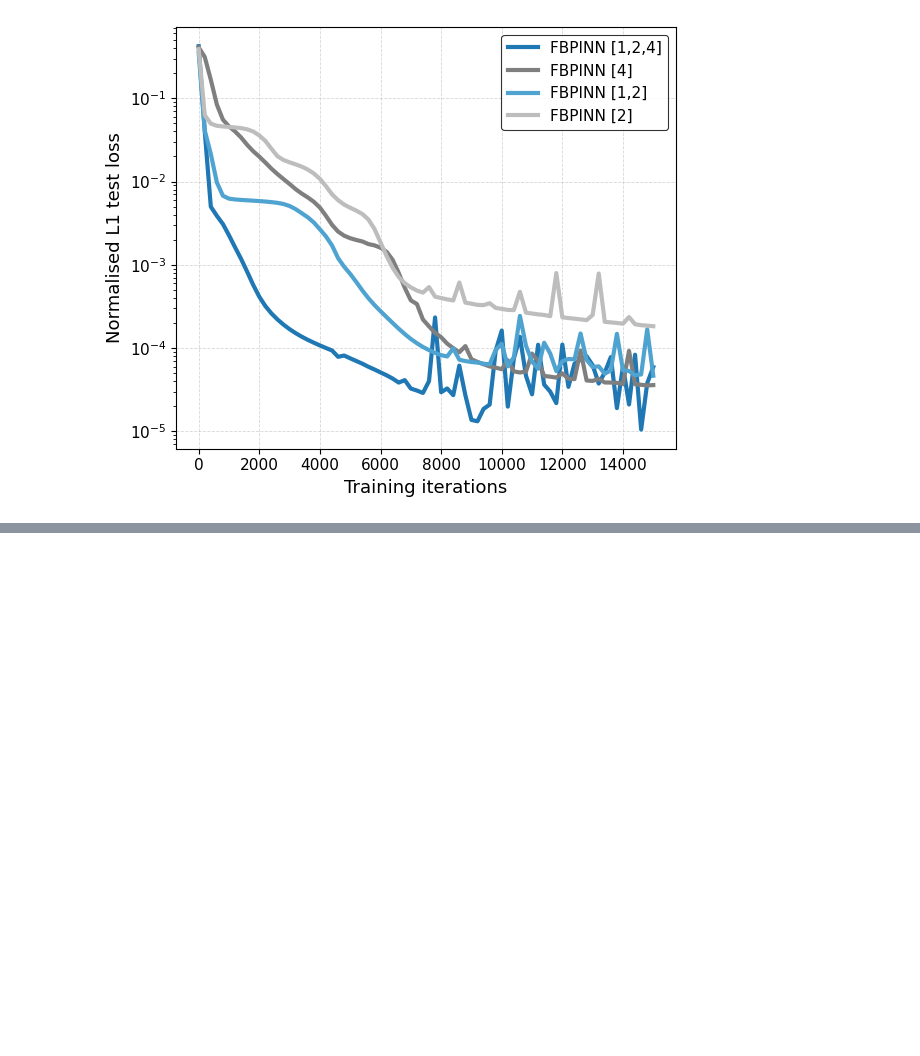
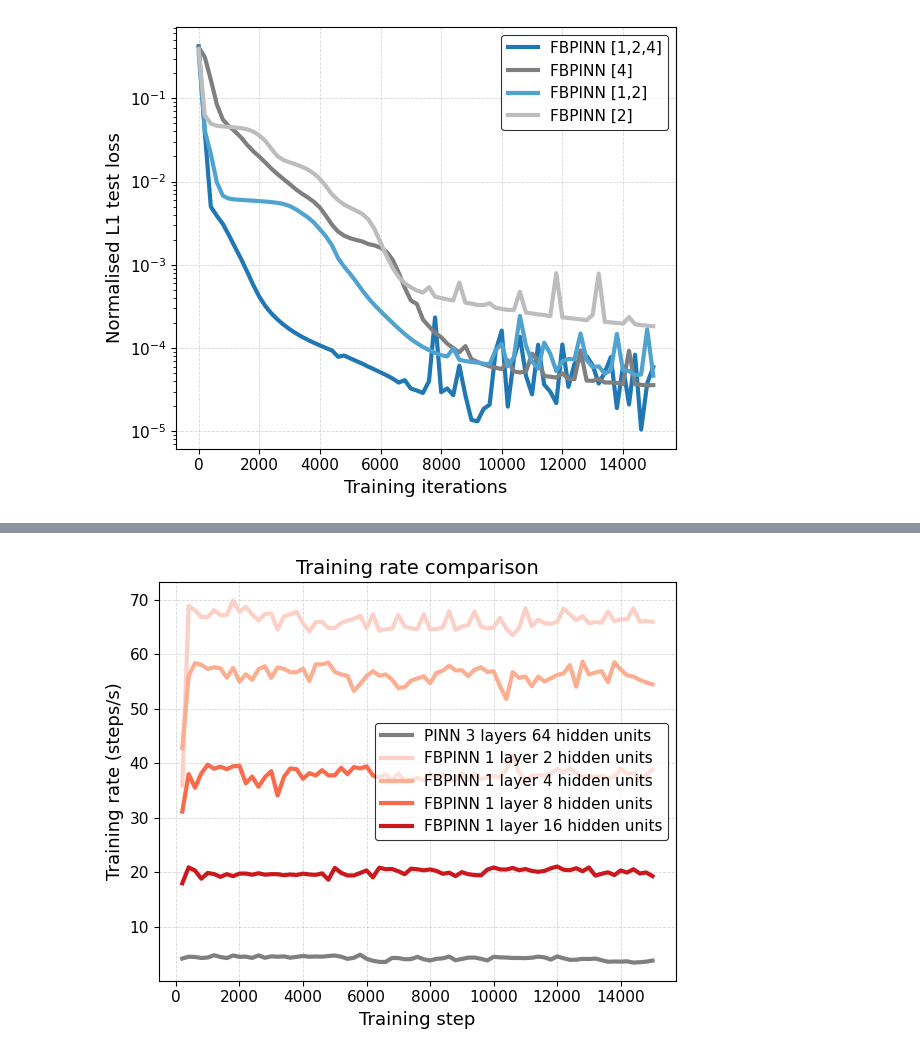
Before and after one commit to AedenLindelauf/FBPINNs, a Jupyter notebook: plots_reproduction.ipynb, the cells around one changed output, grey strips where cells are left out. Saved outputs shown, nothing was run; the diff lists cells and outputs as text; code cells hidden in the pictures; blank space fills up the shorter version.

```diff
--- a/plots_reproduction.ipynb
+++ b/plots_reproduction.ipynb
@@ -46,0 +146,60 @@ plt.show()
+# %%
+import pandas as pd
+import matplotlib.pyplot as plt
+
+# load csv
+df = pd.read_csv(r"C:\Users\35989\Desktop\University\MSc Applied Mathematics\SciML\Final Project\2D_width_training_3x64.csv")
+
+steps = df["Step"]
+
+w2 = df["width2"]
+w4 = df["width4"]
+w8 = df["width8"]
+w16 = df["width16"]
+pinn = df["3x64"]
+
+plt.style.use("default")
+
+fig, ax = plt.subplots(figsize=(6,5), facecolor="white")
+ax.set_facecolor("white")
+
+colors = {
+    "pinn": "#7f7f7f",
+    "w2": "#fdd0c7",
+    "w4": "#fcae91",
+    "w8": "#fb6a4a",
+    "w16": "#cb181d"
+}
+
+ax.plot(steps, pinn, color=colors["pinn"], linewidth=3,
+        label="PINN 3 layers 64 hidden units")
+
+ax.plot(steps, w2, color=colors["w2"], linewidth=3,
+        label="FBPINN 1 layer 2 hidden units")
+
+ax.plot(steps, w4, color=colors["w4"], linewidth=3,
+        label="FBPINN 1 layer 4 hidden units")
+
+ax.plot(steps, w8, color=colors["w8"], linewidth=3,
+        label="FBPINN 1 layer 8 hidden units")
+
+ax.plot(steps, w16, color=colors["w16"], linewidth=3,
+        label="FBPINN 1 layer 16 hidden units")
+
+ax.set_xlabel("Training step", fontsize=13)
+ax.set_ylabel("Training rate (steps/s)", fontsize=13)
+
+ax.set_title("Training rate comparison", fontsize=14)
+
+ax.grid(True, linestyle="--", linewidth=0.6, alpha=0.5)
+
+legend = ax.legend(frameon=True, fontsize=11)
+legend.get_frame().set_edgecolor("black")
+legend.get_frame().set_linewidth(0.8)
+
+ax.tick_params(axis='both', labelsize=11)
+
+plt.tight_layout()
+plt.show()
+# %% [output]
+[figure, added]
```
Also changed, not shown: parts of 3 cells of this notebook, 5 other files.
